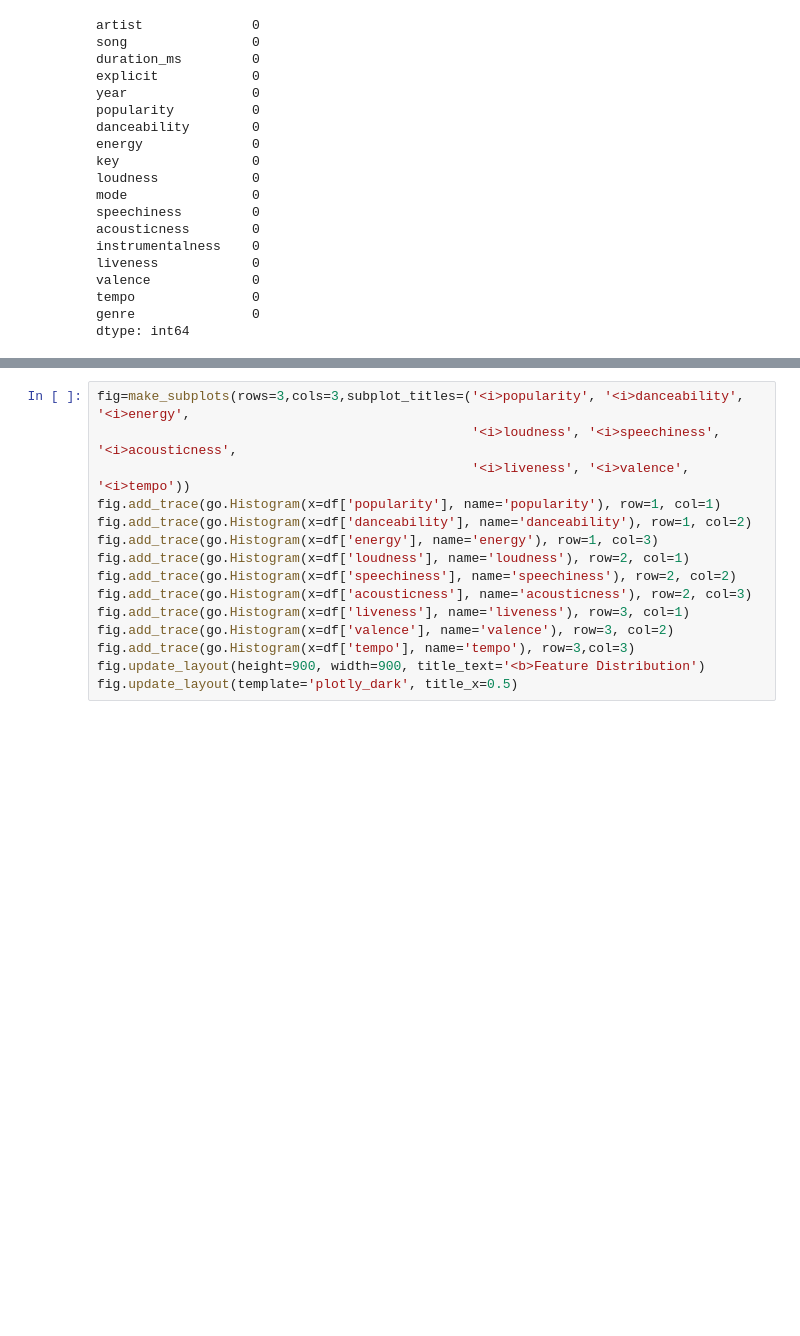
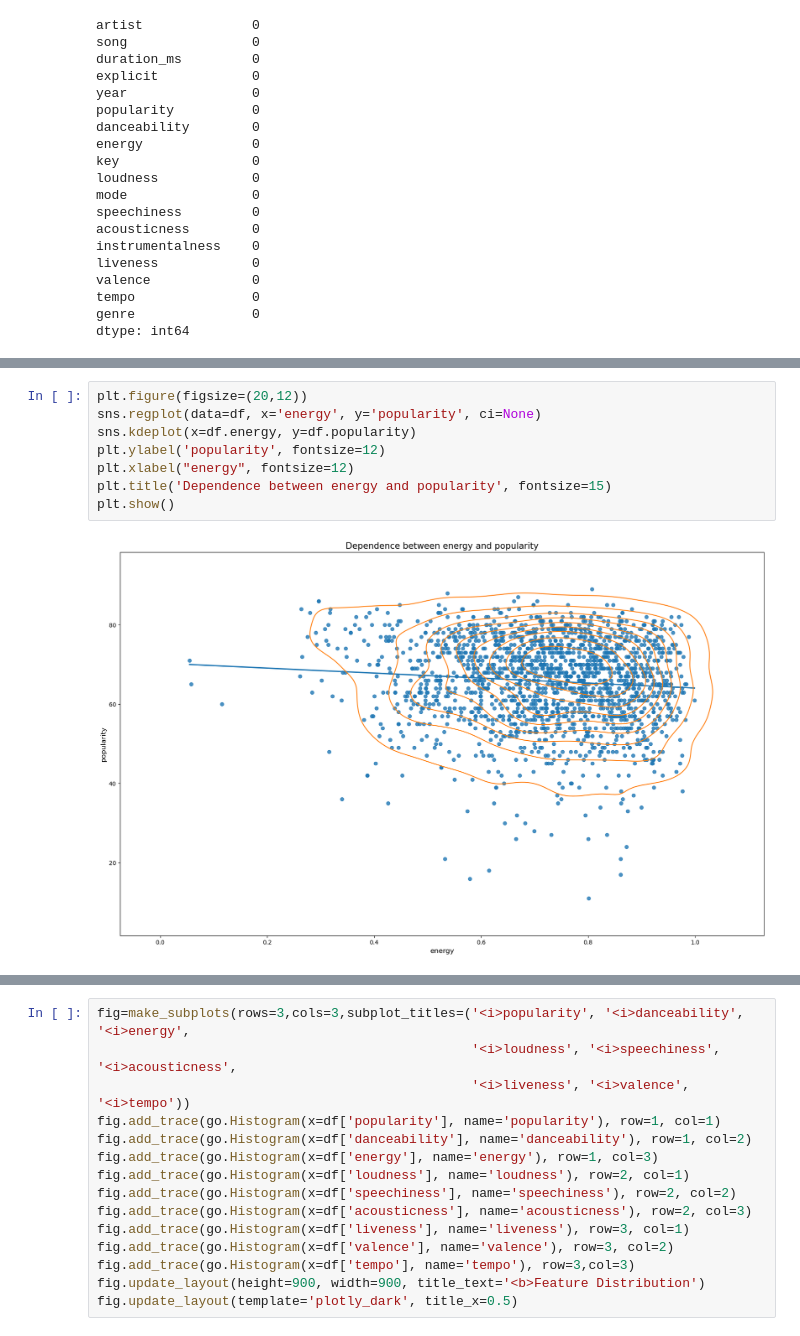
Before and after one commit to justincodestoday/DataScienceExercises, a Jupyter notebook: Project/Top Songs on Spotify from 2000 to 2019.ipynb, the cells around one changed output, grey strips where cells are left out. Drawn from its saved outputs; the diff is of its cells as text; blank space fills up the shorter version.

```diff
--- a/Project/Top Songs on Spotify from 2000 to 2019.ipynb
+++ b/Project/Top Songs on Spotify from 2000 to 2019.ipynb
@@ -166,0 +281,10 @@ px.box(df,x='explicit',y='popularity',color='explicit',template='plotly_dark',co
+# %%
+plt.figure(figsize=(20,12))
+sns.regplot(data=df, x='energy', y='popularity', ci=None)
+sns.kdeplot(x=df.energy, y=df.popularity)
+plt.ylabel('popularity', fontsize=12)
+plt.xlabel("energy", fontsize=12)
+plt.title('Dependence between energy and popularity', fontsize=15)
+plt.show()
+# %% [output]
+[figure, added]
```
Also changed, not shown: parts of 46 cells of this notebook, 2 other files.
